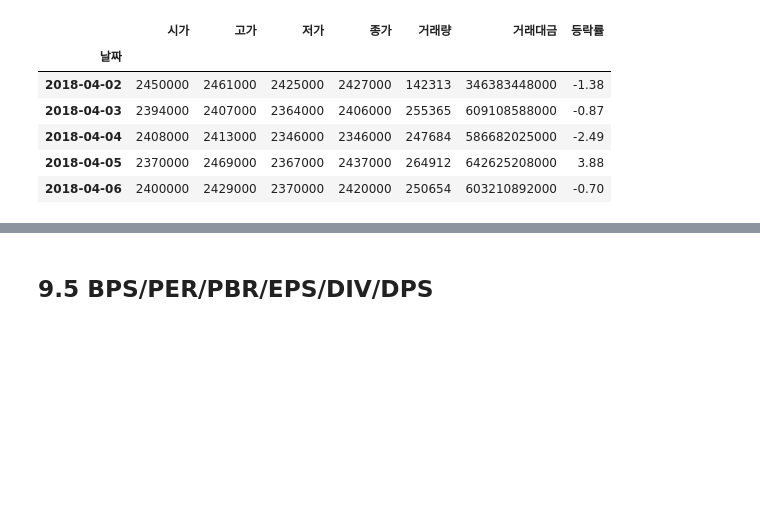
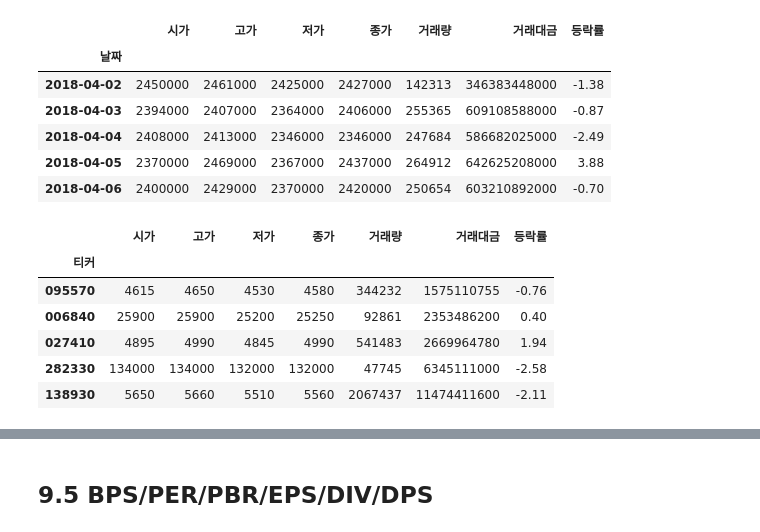
Before and after one commit to sharebook-kr/book-pandas-for-finance, a Jupyter notebook: ch09/09.ipynb, the cells around one changed output, grey strips where cells are left out. Drawn from its saved outputs; the diff is of its cells as text; code cells hidden in the pictures; blank space fills up the shorter version.

```diff
--- a/ch09/09.ipynb
+++ b/ch09/09.ipynb
@@ -108,3 +108,14 @@ df.head()
 | 2018-04-04 | 2408000 | 2413000 | 2346000 | 2346000 | 247684 | 586682025000 | -2.49 |
 | 2018-04-05 | 2370000 | 2469000 | 2367000 | 2437000 | 264912 | 642625208000 | 3.88 |
 | 2018-04-06 | 2400000 | 2429000 | 2370000 | 2420000 | 250654 | 603210892000 | -0.70 |
+# %%
+df = stock.get_market_ohlcv("20210104")
+df.head()
+# %% [output]
+|  | 시가 | 고가 | 저가 | 종가 | 거래량 | 거래대금 | 등락률 |
+| 티커 |  |  |  |  |  |  |  |
+| 095570 | 4615 | 4650 | 4530 | 4580 | 344232 | 1575110755 | -0.76 |
+| 006840 | 25900 | 25900 | 25200 | 25250 | 92861 | 2353486200 | 0.40 |
+| 027410 | 4895 | 4990 | 4845 | 4990 | 541483 | 2669964780 | 1.94 |
+| 282330 | 134000 | 134000 | 132000 | 132000 | 47745 | 6345111000 | -2.58 |
+| 138930 | 5650 | 5660 | 5510 | 5560 | 2067437 | 11474411600 | -2.11 |
```
Also changed, not shown: parts of 13 cells of this notebook.
